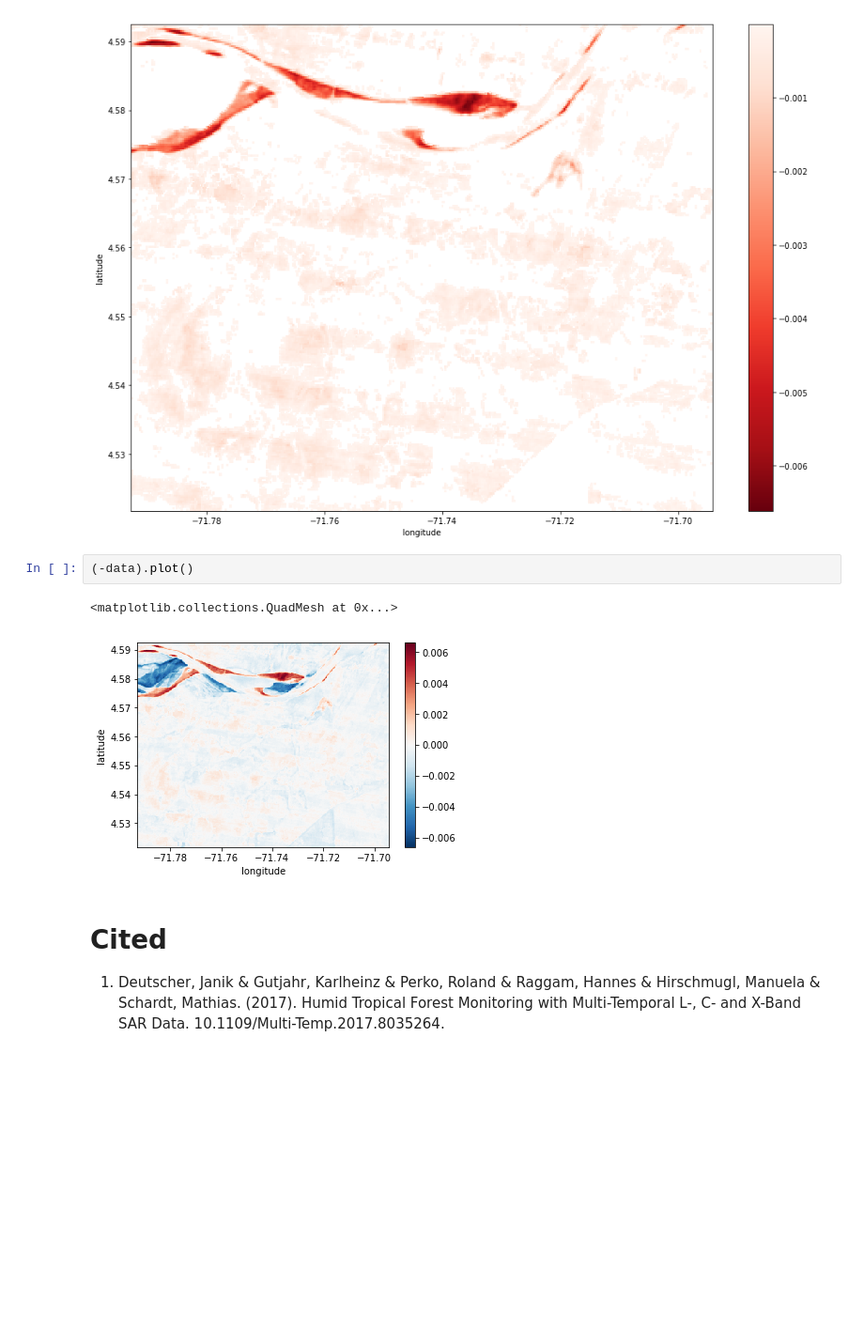
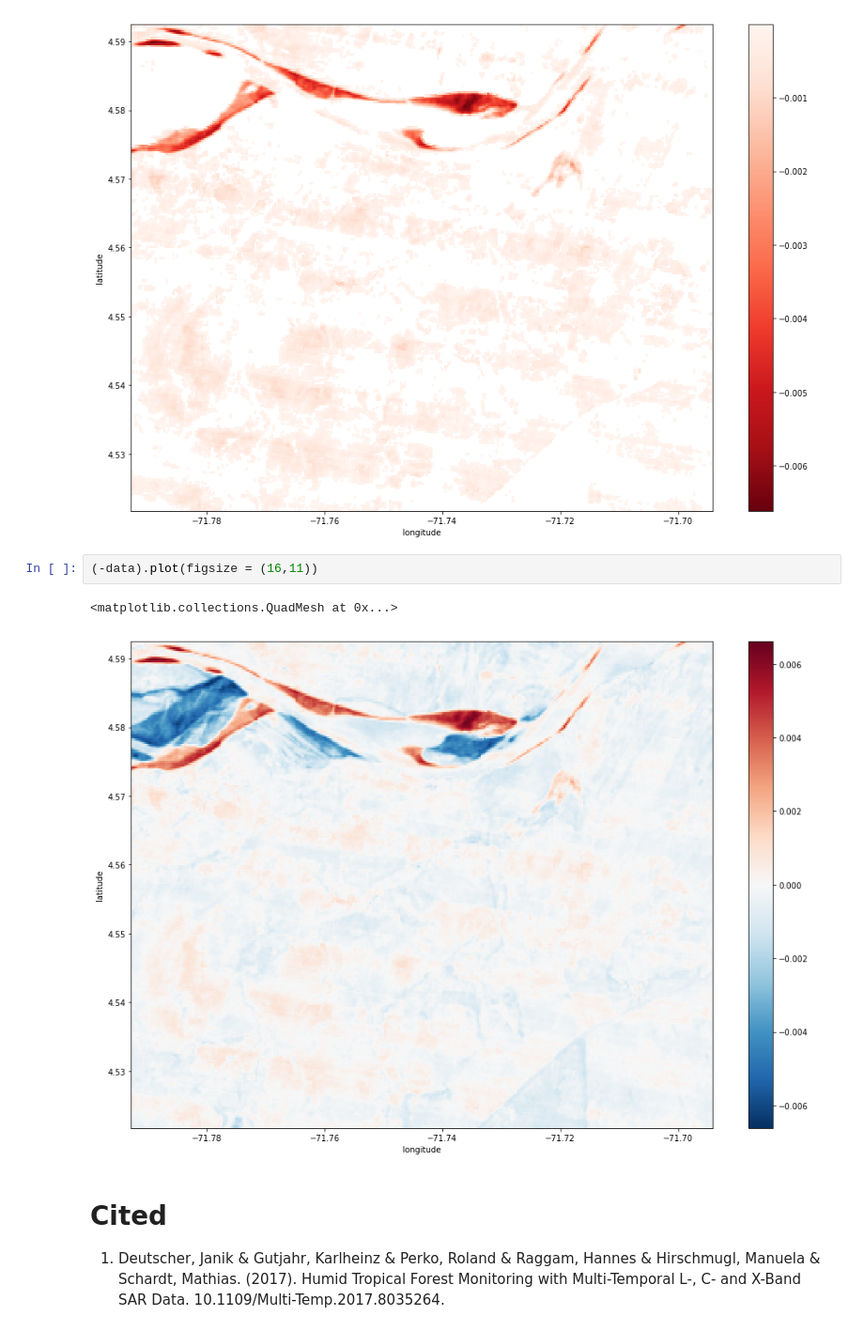
Before and after one commit to ceos-seo/data_cube_notebooks, a Jupyter notebook: Forest_Degradation_Vogelmann_et_al.ipynb, the cells around one changed output. Shown at 94% size. Cells and saved outputs as stored; diff of their text form; blank space fills up the shorter version.

Commit message:
Refactor Vogelmann Deforestation notebook figure sizes..
Former-commit-id: ca885f5e0620875e8c808a3e38d6227de484d573

```diff
--- a/Forest_Degradation_Vogelmann_et_al.ipynb
+++ b/Forest_Degradation_Vogelmann_et_al.ipynb
@@ -189,10 +189,10 @@ data.where(data< 0).plot(figsize = (16,11), cmap = 'Reds_r')
 <matplotlib.collections.QuadMesh at 0x...>
 [figure]
 # %%
-(-data).plot()
+(-data).plot(figsize = (16,11))
 # %% [output]
 <matplotlib.collections.QuadMesh at 0x...>
-[figure, old version]
+[figure, new version]
 # %% [markdown]
 # Cited
 1. Deutscher, Janik & Gutjahr, Karlheinz & Perko, Roland & Raggam, Hannes & Hirschmugl, Manuela & Schardt, Mathias. (2017). Humid Tropical Forest Monitoring with Multi-Temporal L-, C- and X-Band SAR Data. 10.1109/Multi-Temp.2017.8035264.
```
Also changed, not shown: parts of 1 cell of this notebook.
